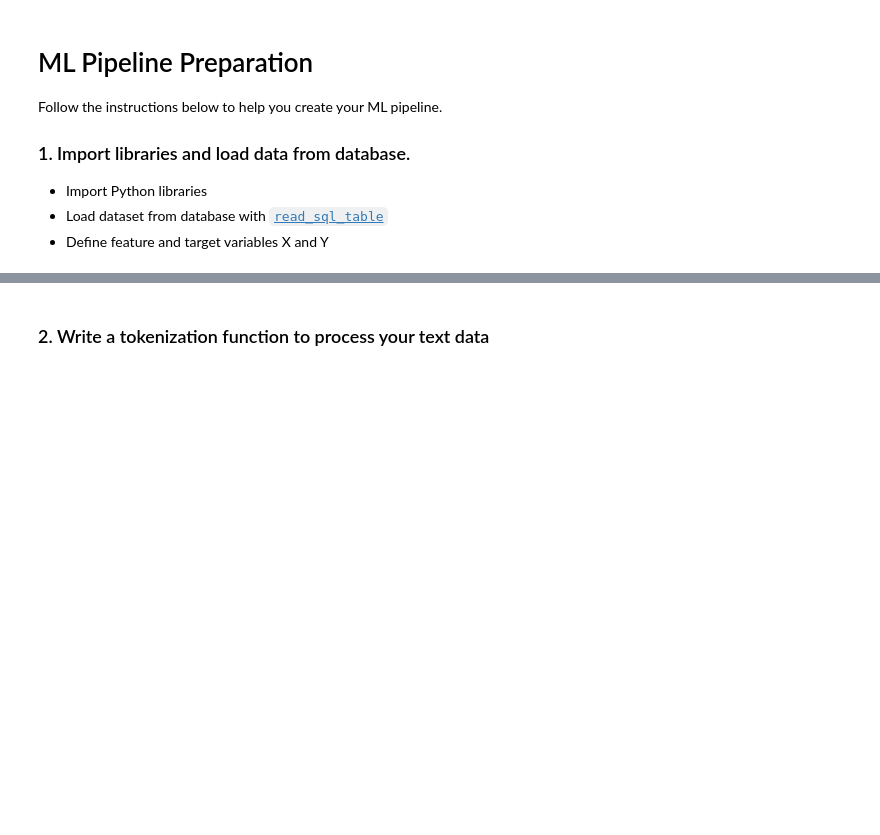
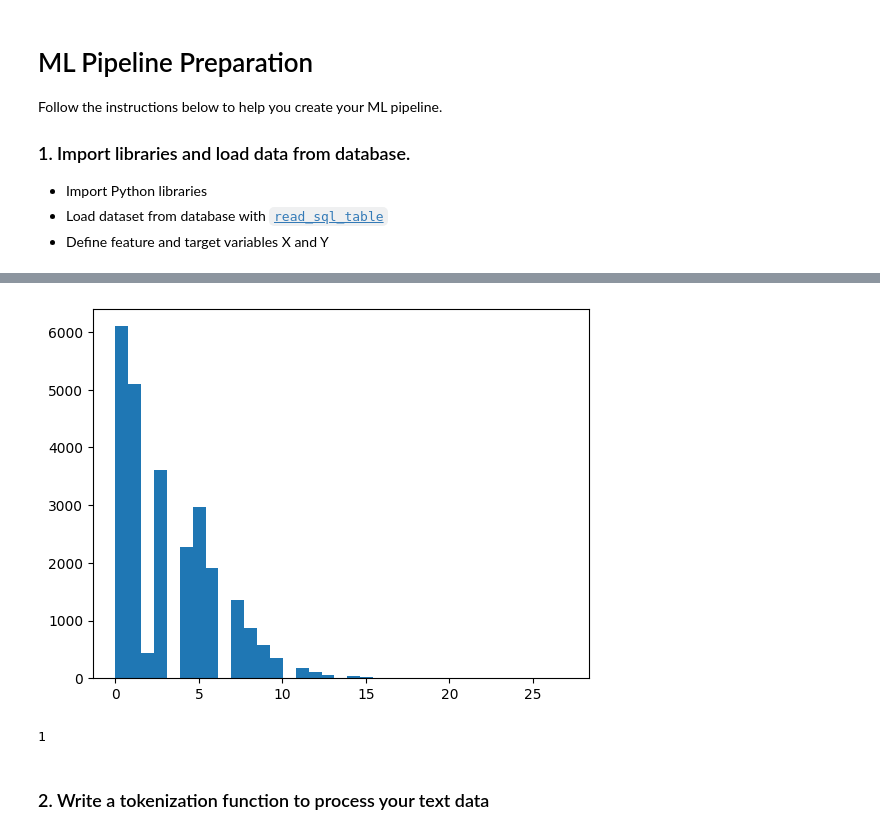
Before and after one commit to adrianprochaska/disaster-response-pipeline, a Jupyter notebook: preparation/ML Pipeline Preparation.ipynb, the cells around one changed output, grey strips where cells are left out. Saved outputs shown, nothing was run; the diff lists cells and outputs as text; code cells hidden in the pictures; blank space fills up the shorter version.

```diff
--- a/preparation/ML Pipeline Preparation.ipynb
+++ b/preparation/ML Pipeline Preparation.ipynb
@@ -30,2 +80,19 @@ Y = df.iloc[:, 4:]
+# %%
+# histogram over number of labels for each data point
+# look into the data a little bit
+column_names = Y.columns
+x = range(len(column_names))
+y = Y.T.sum()
+
+# histogramm of the labels
+fig, ax = plt.subplots(1, 1)
+_ = ax.hist(y, bins=35)
+plt.show()
+# %% [output]
+[figure, added]
+# %%
+Y['related'].max()
+# %% [output]
+1
 # %% [markdown]
 ### 2. Write a tokenization function to process your text data
```
Also changed, not shown: parts of 27 cells of this notebook, 1 other file.
